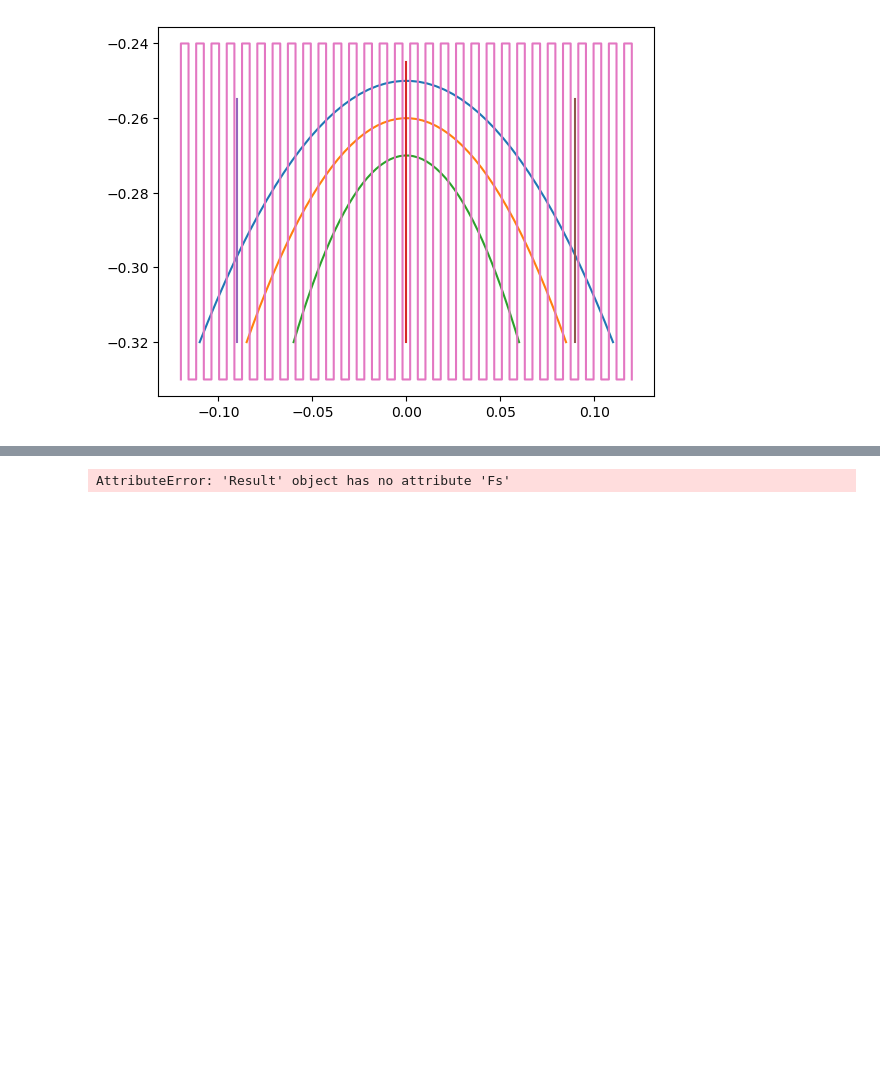
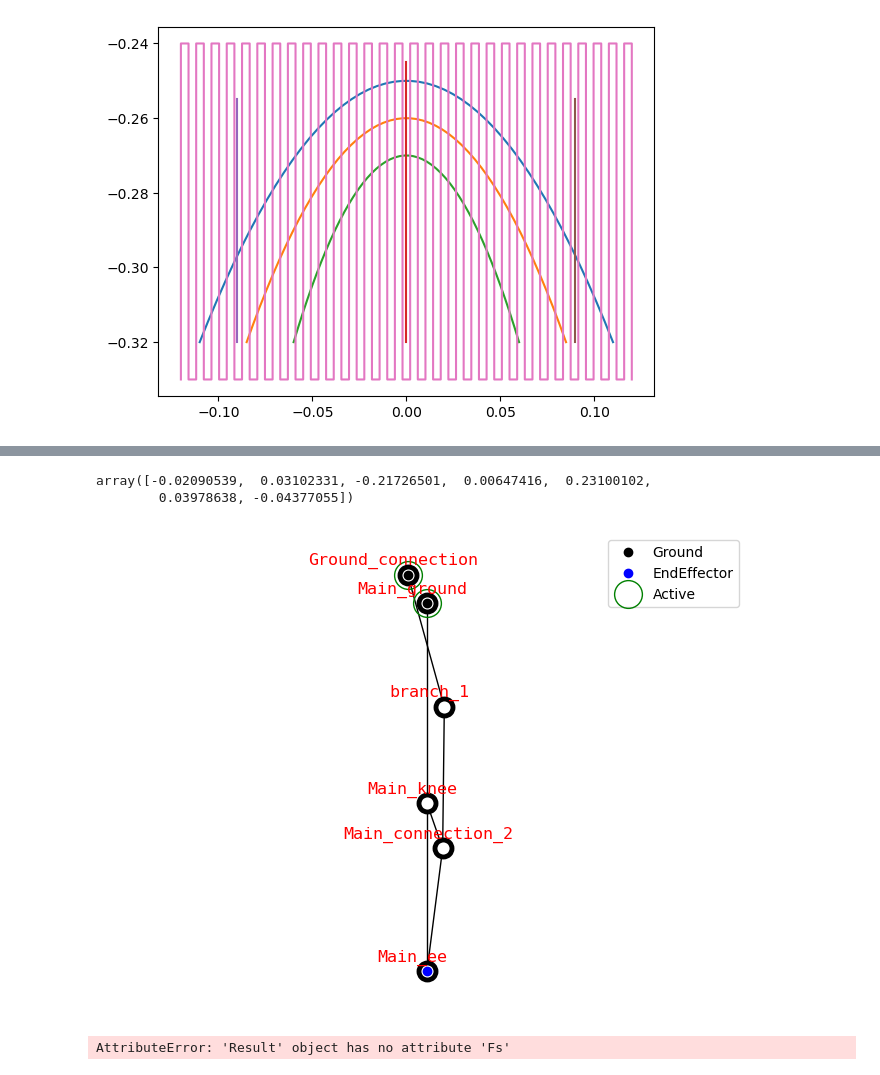
Before and after one commit to LicAiBeerLab/auto-robotics-design, a Jupyter notebook: apps/optimize/first_optimization_setup.ipynb, the cells around one changed output, grey strips where cells are left out. Cells and saved outputs as stored; diff of their text form; code cells hidden in the pictures; blank space fills up the shorter version.

```diff
--- a/apps/optimize/first_optimization_setup.ipynb
+++ b/apps/optimize/first_optimization_setup.ipynb
@@ -181,3 +191,16 @@ len(res.X)
+# %%
+best_x
+# %% [output]
+array([-0.02090539,  0.03102331, -0.21726501,  0.00647416,  0.23100102,
+        0.03978638, -0.04377055])
+# %%
+best_x_alt= best_x.copy()
+best_x_alt[3]-=0.1
+best_x_alt[-1]-=0.1
+graph = problem.graph_manager.get_graph(best_x_alt)
+draw_joint_point(graph)
+# %% [output]
+[figure, added]
 # %%
 res.Fs
 # %% [output]
```
Also changed, not shown: parts of 5 cells of this notebook, 1 other file.
